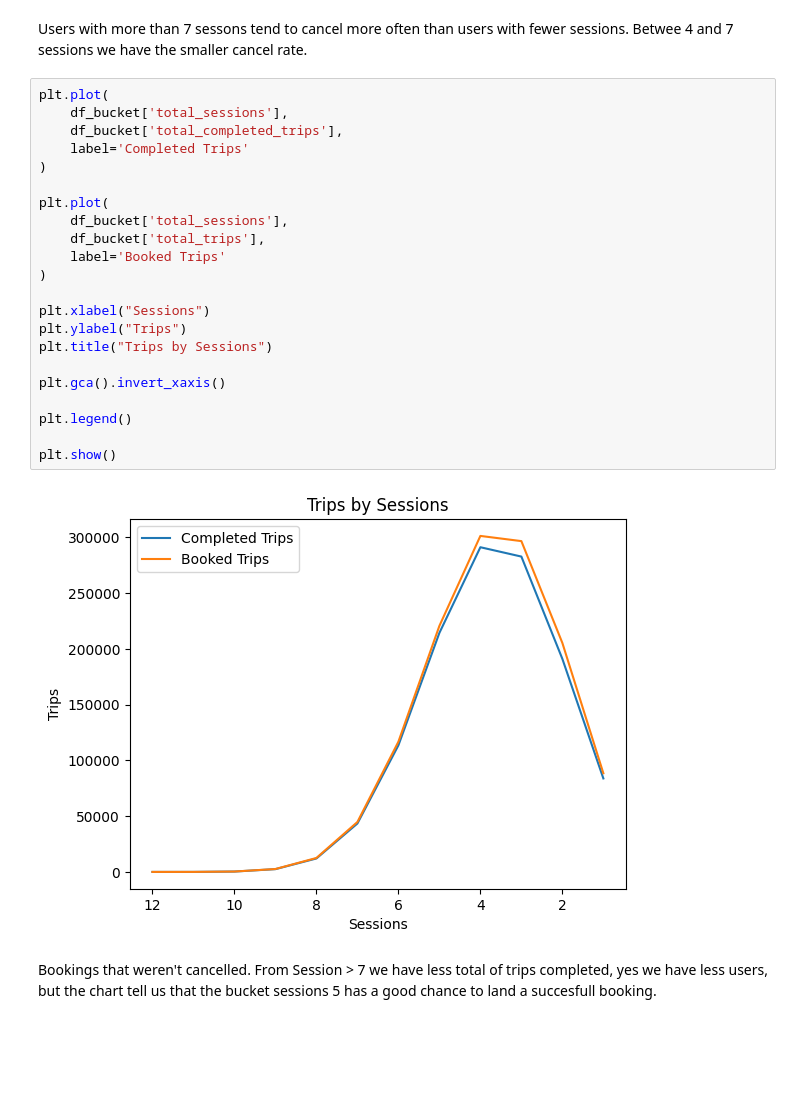
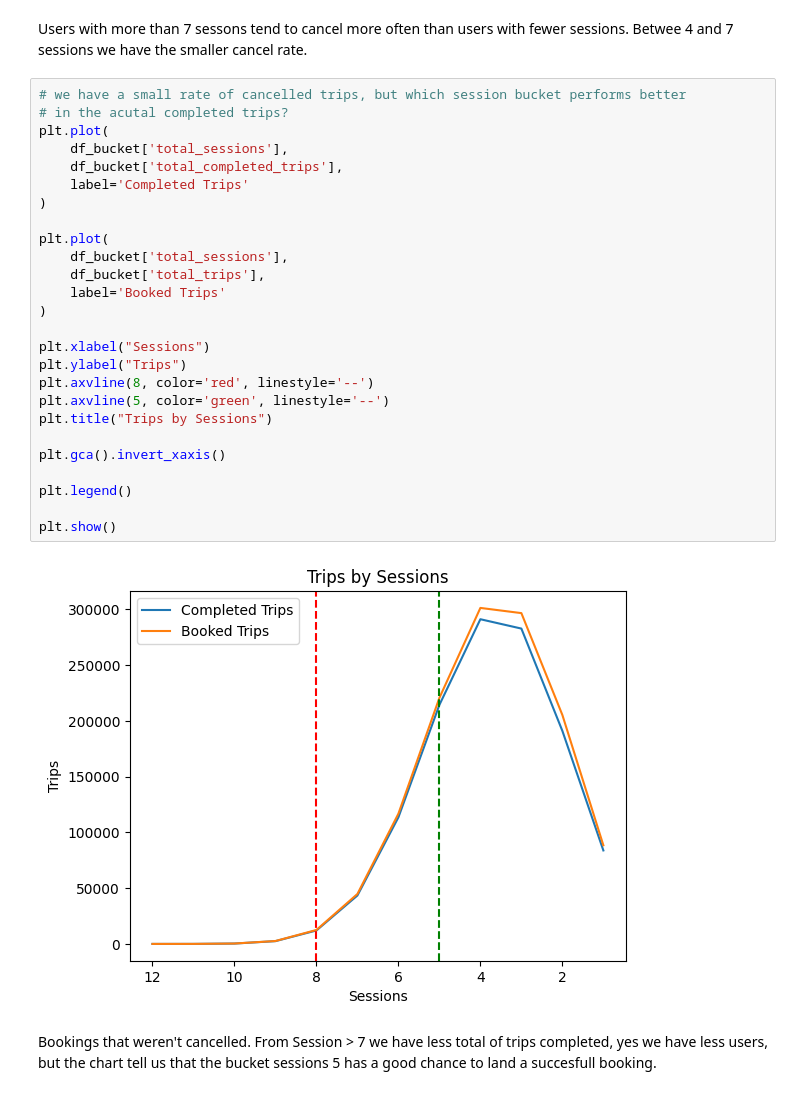
Before and after one commit to adrianmrizo/Client-Segmentation-Analysis, a Jupyter notebook: Adrian_Travel_Tide_Mastery_Project.ipynb, the cells around one changed output. Saved outputs shown, nothing was run; the diff lists cells and outputs as text; blank space fills up the shorter version.

```diff
--- a/Adrian_Travel_Tide_Mastery_Project.ipynb
+++ b/Adrian_Travel_Tide_Mastery_Project.ipynb
@@ -177,29 +185,33 @@ plt.show()
 # %% [markdown]
 Users with more than 7 sessons tend to cancel more often than users with fewer sessions. Betwee 4 and 7 sessions we have the smaller cancel rate.
 # %%
+# we have a small rate of cancelled trips, but which session bucket performs better
+# in the acutal completed trips?
 plt.plot(
     df_bucket['total_sessions'],
     df_bucket['total_completed_trips'],
     label='Completed Trips'
 )
 
 plt.plot(
     df_bucket['total_sessions'],
     df_bucket['total_trips'],
     label='Booked Trips'
 )
 
 plt.xlabel("Sessions")
 plt.ylabel("Trips")
+plt.axvline(8, color='red', linestyle='--')
+plt.axvline(5, color='green', linestyle='--')
 plt.title("Trips by Sessions")
 
 plt.gca().invert_xaxis()
 
 plt.legend()
 
 plt.show()
 # %% [output]
-[figure, old version]
+[figure, new version]
 # %% [markdown]
 Bookings that weren't cancelled. From Session > 7 we have less total of trips completed, yes we have less users, but the chart tell us that the bucket sessions 5 has a good chance to land a succesfull booking.
 # %% [markdown]
```
Also changed, not shown: parts of 24 cells of this notebook.
